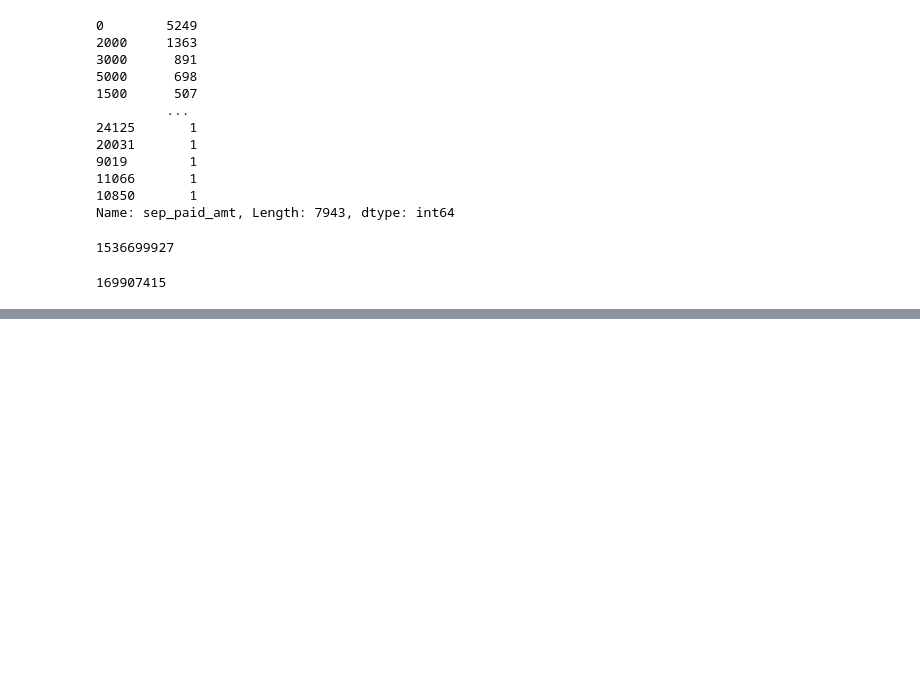
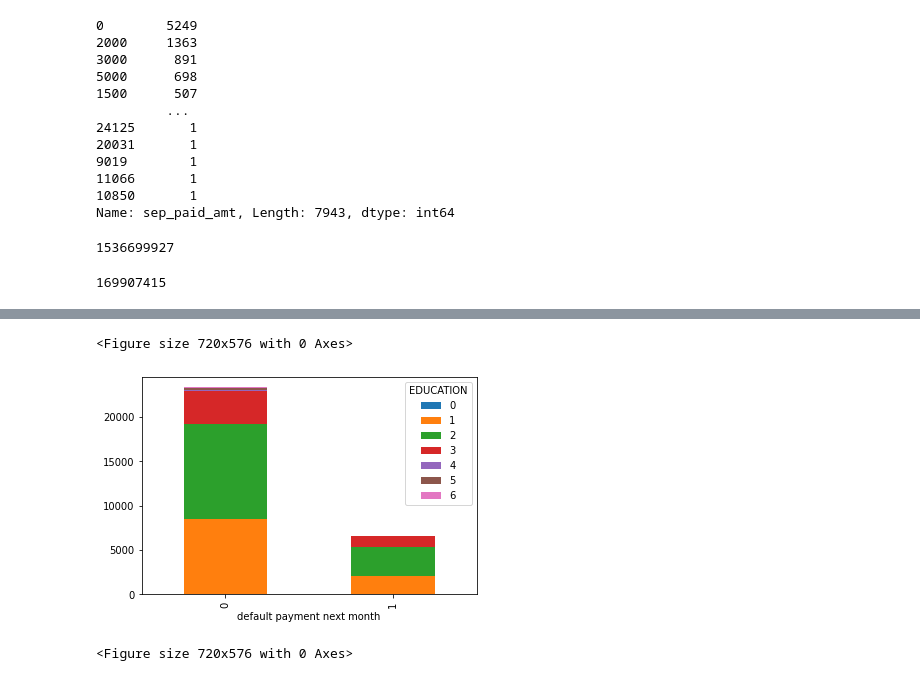
Before and after one commit to VaideswarReddy/Credit_card_default_prediction, a Jupyter notebook: Vaideswar_Reddy_Team_3_Capstone_Project_3.ipynb, the cells around one changed output, grey strips where cells are left out. Cells and saved outputs as stored; diff of their text form; code cells hidden in the pictures; blank space fills up the shorter version.

```diff
--- a/Vaideswar_Reddy_Team_3_Capstone_Project_3.ipynb
+++ b/Vaideswar_Reddy_Team_3_Capstone_Project_3.ipynb
@@ -228,0 +278,6 @@ sum(df.sep_paid_amt)
+# %%
+df.groupby(['default payment next month', 'EDUCATION']).size().unstack().plot(kind='bar', stacked=True)
+# %% [output]
+<Figure size 720x576 with 0 Axes>
+[figure, added]
+<Figure size 720x576 with 0 Axes>
```
Also changed, not shown: parts of 32 cells of this notebook.
